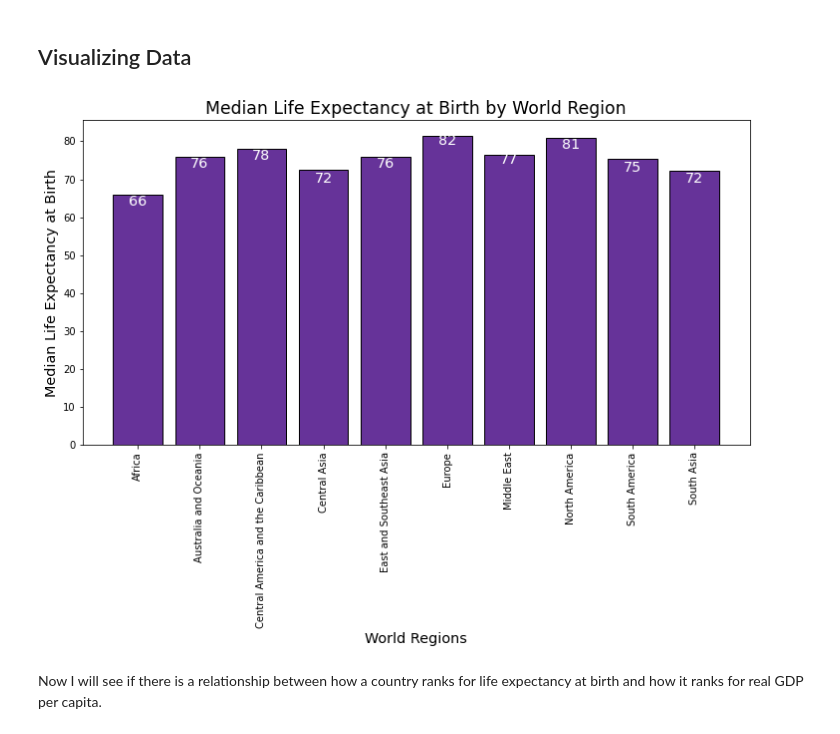
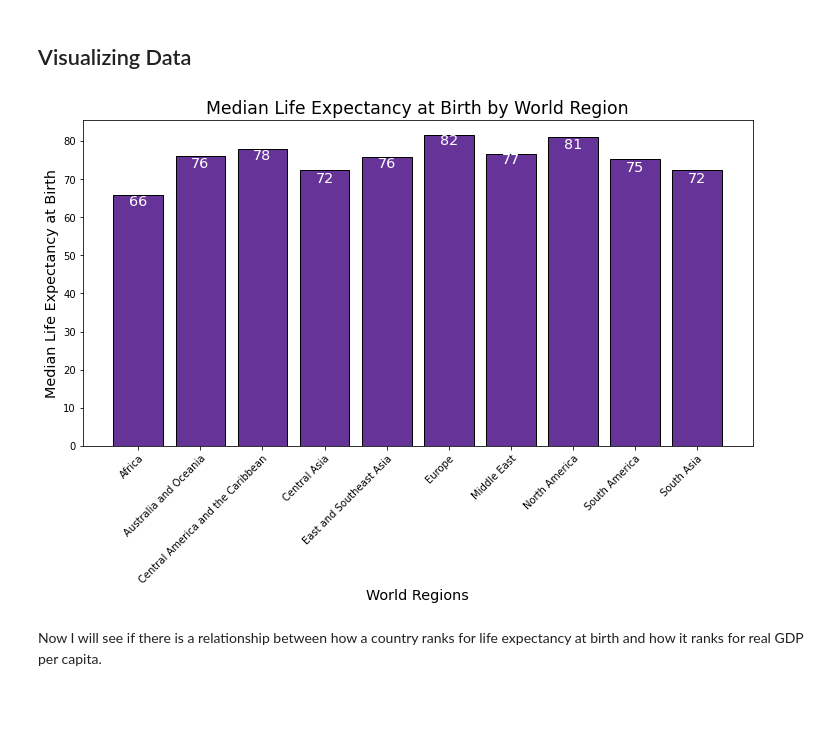
Before and after one commit to RebeccaVachon/Country_Comparisons, a Jupyter notebook: comparison.ipynb, the cells around one changed output. Drawn from its saved outputs; the diff is of its cells as text; code cells hidden in the pictures; blank space fills up the shorter version.

Commit message:
fixing rotation on tick labels

```diff
--- a/comparison.ipynb
+++ b/comparison.ipynb
@@ -185,19 +185,19 @@ regional_le = regional_le.astype(int)
 # %%
 # Creating bar chart showing the life expectancies by region
 plt.figure(figsize=(12,6))
 plt.bar(comparsion_by_region['REGION'], comparsion_by_region['LIFE-EXPECTANCY-AT-BIRTH'], color='rebeccapurple', edgecolor='black')
 plt.title("Median Life Expectancy at Birth by World Region", fontsize='xx-large')
 plt.xlabel('World Regions', fontsize='x-large')
 plt.ylabel('Median Life Expectancy at Birth', fontsize='x-large')
-plt.xticks(rotation='vertical')
+plt.xticks(rotation=45, ha='right', rotation_mode='anchor')
 
 for i in range(len(regional_le)):
         plt.annotate(text = (str(regional_le[i])), xy = (regional_regions[i], regional_le[i]),
             fontsize= 'x-large', horizontalalignment='center', verticalalignment='top', color='white')
 
 plt.show()
 # %% [output]
-[figure, old version]
+[figure, new version]
 # %% [markdown]
 Now I will see if there is a relationship between how a country ranks for life expectancy at birth and how it ranks for real GDP per capita.
 # %%
```
